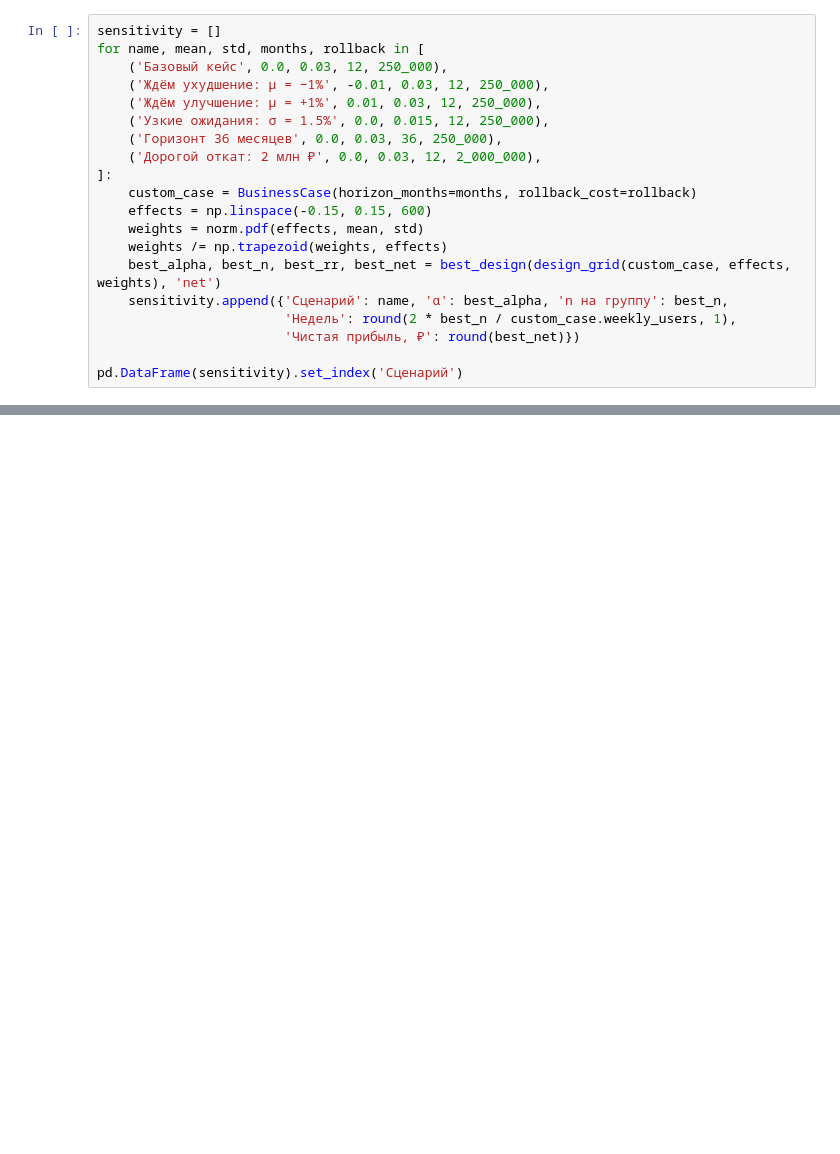
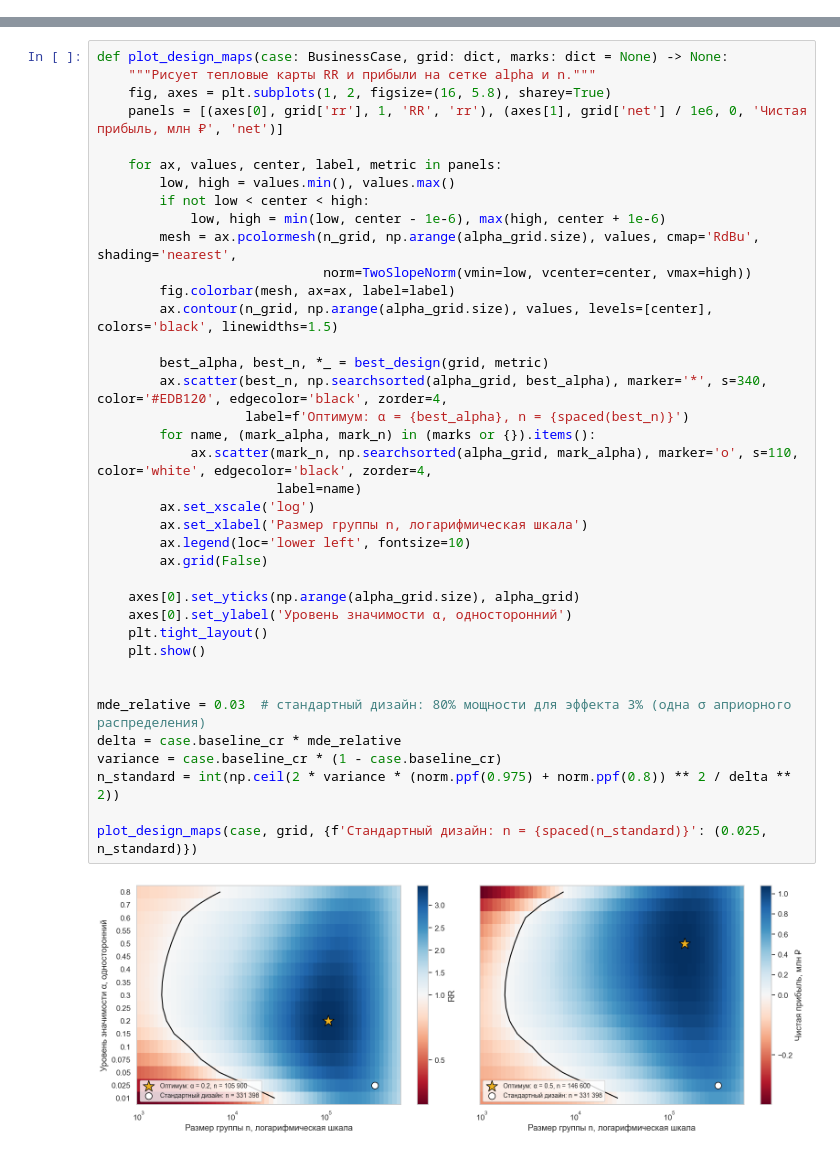
Before and after one commit to Alberelloo/AITH-2026-Hypothesis-Testing-Workshop, a Jupyter notebook: 01. Стоит ли тестировать и на чём измерять/lesson.ipynb, the cells around one changed output, grey strips where cells are left out. Saved outputs shown, nothing was run; the diff lists cells and outputs as text; blank space fills up the shorter version.

```diff
--- a/01. Стоит ли тестировать и на чём измерять/lesson.ipynb
+++ b/01. Стоит ли тестировать и на чём измерять/lesson.ipynb
@@ -691,20 +0,0 @@ except Exception:
-# %%
-sensitivity = []
-for name, mean, std, months, rollback in [
-    ('Базовый кейс', 0.0, 0.03, 12, 250_000),
-    ('Ждём ухудшение: μ = −1%', -0.01, 0.03, 12, 250_000),
-    ('Ждём улучшение: μ = +1%', 0.01, 0.03, 12, 250_000),
-    ('Узкие ожидания: σ = 1.5%', 0.0, 0.015, 12, 250_000),
-    ('Горизонт 36 месяцев', 0.0, 0.03, 36, 250_000),
-    ('Дорогой откат: 2 млн ₽', 0.0, 0.03, 12, 2_000_000),
-]:
-    custom_case = BusinessCase(horizon_months=months, rollback_cost=rollback)
-    effects = np.linspace(-0.15, 0.15, 600)
-    weights = norm.pdf(effects, mean, std)
-    weights /= np.trapezoid(weights, effects)
-    best_alpha, best_n, best_rr, best_net = best_design(design_grid(custom_case, effects, weights), 'net')
-    sensitivity.append({'Сценарий': name, 'α': best_alpha, 'n на группу': best_n,
-                        'Недель': round(2 * best_n / custom_case.weekly_users, 1),
-                        'Чистая прибыль, ₽': round(best_net)})
-
-pd.DataFrame(sensitivity).set_index('Сценарий')
@@ -927,0 +538,40 @@ print(f"Это {(weeks / case.horizon_weeks):.1%} горизонта плани
+# %%
+def plot_design_maps(case: BusinessCase, grid: dict, marks: dict = None) -> None:
+    """Рисует тепловые карты RR и прибыли на сетке alpha и n."""
+    fig, axes = plt.subplots(1, 2, figsize=(16, 5.8), sharey=True)
+    panels = [(axes[0], grid['rr'], 1, 'RR', 'rr'), (axes[1], grid['net'] / 1e6, 0, 'Чистая прибыль, млн ₽', 'net')]
+
+    for ax, values, center, label, metric in panels:
+        low, high = values.min(), values.max()
+        if not low < center < high:
+            low, high = min(low, center - 1e-6), max(high, center + 1e-6)
+        mesh = ax.pcolormesh(n_grid, np.arange(alpha_grid.size), values, cmap='RdBu', shading='nearest',
+                             norm=TwoSlopeNorm(vmin=low, vcenter=center, vmax=high))
+        fig.colorbar(mesh, ax=ax, label=label)
+        ax.contour(n_grid, np.arange(alpha_grid.size), values, levels=[center], colors='black', linewidths=1.5)
+
+        best_alpha, best_n, *_ = best_design(grid, metric)
+        ax.scatter(best_n, np.searchsorted(alpha_grid, best_alpha), marker='*', s=340, color='#EDB120', edgecolor='black', zorder=4,
+                   label=f'Оптимум: α = {best_alpha}, n = {spaced(best_n)}')
+        for name, (mark_alpha, mark_n) in (marks or {}).items():
+            ax.scatter(mark_n, np.searchsorted(alpha_grid, mark_alpha), marker='o', s=110, color='white', edgecolor='black', zorder=4,
+                       label=name)
+        ax.set_xscale('log')
+        ax.set_xlabel('Размер группы n, логарифмическая шкала')
+        ax.legend(loc='lower left', fontsize=10)
+        ax.grid(False)
+
+    axes[0].set_yticks(np.arange(alpha_grid.size), alpha_grid)
+    axes[0].set_ylabel('Уровень значимости α, односторонний')
+    plt.tight_layout()
+    plt.show()
+
+
+mde_relative = 0.03  # стандартный дизайн: 80% мощности для эффекта 3% (одна σ априорного распределения)
+delta = case.baseline_cr * mde_relative
+variance = case.baseline_cr * (1 - case.baseline_cr)
+n_standard = int(np.ceil(2 * variance * (norm.ppf(0.975) + norm.ppf(0.8)) ** 2 / delta ** 2))
+
+plot_design_maps(case, grid, {f'Стандартный дизайн: n = {spaced(n_standard)}': (0.025, n_standard)})
+# %% [output]
+[figure, added]
```
Also changed, not shown: parts of 125 cells of this notebook, 1 other file.
